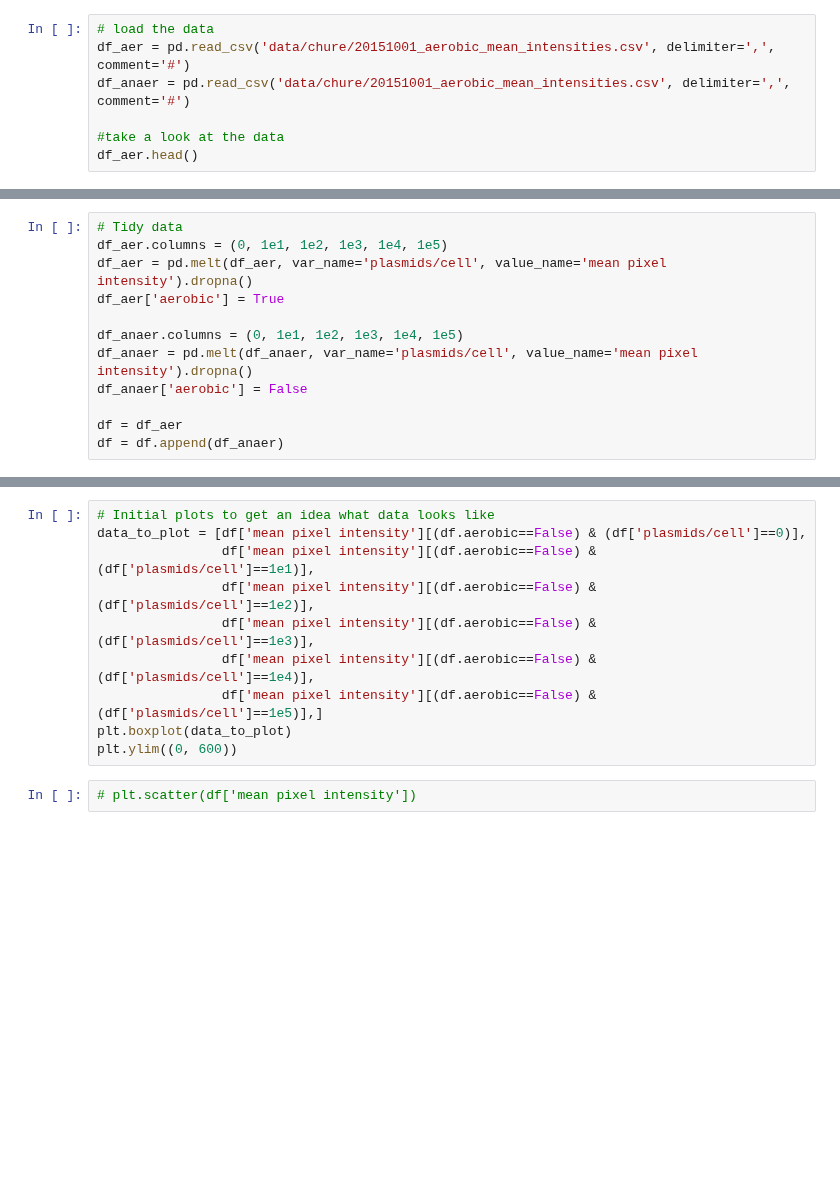
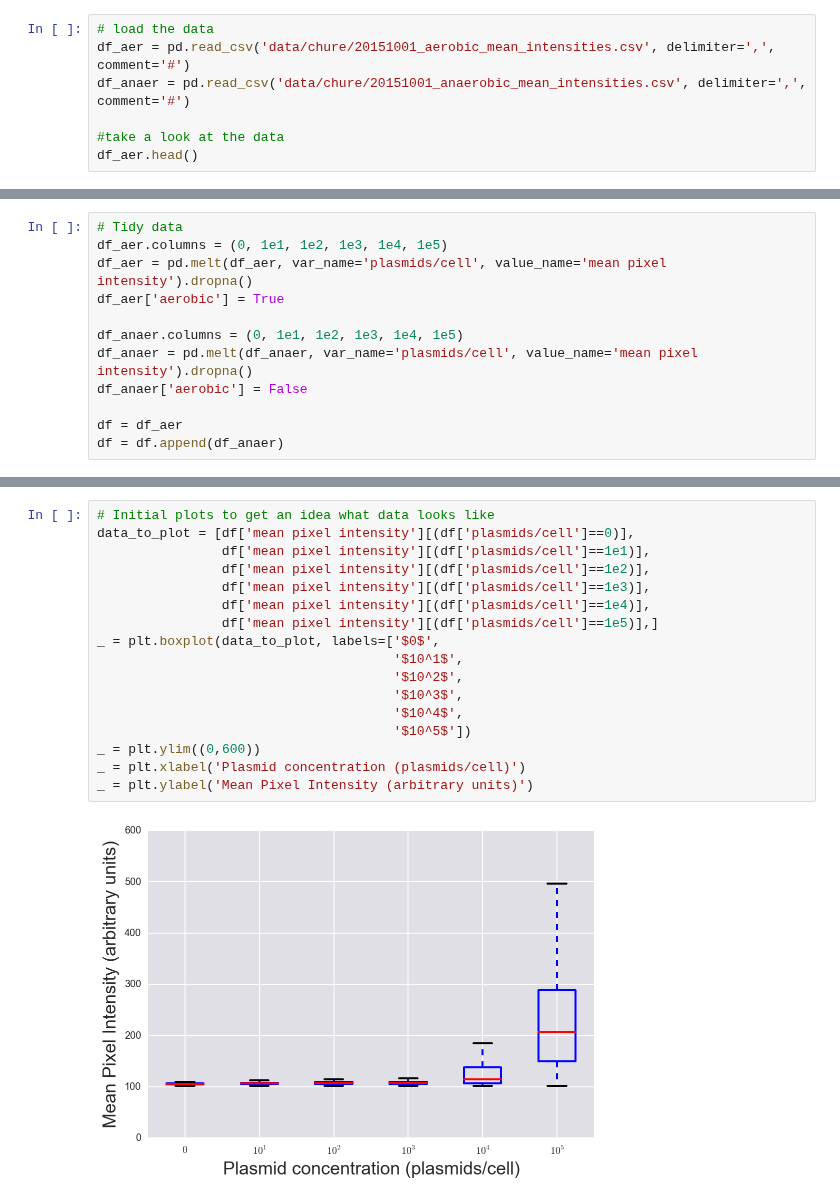
Before and after one commit to yangkky/BeBi-HW, a Jupyter notebook: hw3/group7_hw3_prob1.ipynb, the cells around one changed output, grey strips where cells are left out. Saved outputs shown, nothing was run; the diff lists cells and outputs as text; blank space fills up the shorter version.

```diff
--- a/hw3/group7_hw3_prob1.ipynb
+++ b/hw3/group7_hw3_prob1.ipynb
@@ -39,7 +39,7 @@ sns.set_style('darkgrid', rc=rc)
 # %%
 # load the data
 df_aer = pd.read_csv('data/chure/20151001_aerobic_mean_intensities.csv', delimiter=',', comment='#')
-df_anaer = pd.read_csv('data/chure/20151001_aerobic_mean_intensities.csv', delimiter=',', comment='#')
+df_anaer = pd.read_csv('data/chure/20151001_anaerobic_mean_intensities.csv', delimiter=',', comment='#')
 
 #take a look at the data
 df_aer.head()
@@ -63,13 +84,20 @@ df[df.aerobic==False].head()
 # %%
 # Initial plots to get an idea what data looks like
-data_to_plot = [df['mean pixel intensity'][(df.aerobic==False) & (df['plasmids/cell']==0)],
-                df['mean pixel intensity'][(df.aerobic==False) & (df['plasmids/cell']==1e1)],
-                df['mean pixel intensity'][(df.aerobic==False) & (df['plasmids/cell']==1e2)],
-                df['mean pixel intensity'][(df.aerobic==False) & (df['plasmids/cell']==1e3)],
-                df['mean pixel intensity'][(df.aerobic==False) & (df['plasmids/cell']==1e4)],
-                df['mean pixel intensity'][(df.aerobic==False) & (df['plasmids/cell']==1e5)],]
-plt.boxplot(data_to_plot)
-plt.ylim((0, 600))
+data_to_plot = [df['mean pixel intensity'][(df['plasmids/cell']==0)],
+                df['mean pixel intensity'][(df['plasmids/cell']==1e1)],
+                df['mean pixel intensity'][(df['plasmids/cell']==1e2)],
+                df['mean pixel intensity'][(df['plasmids/cell']==1e3)],
+                df['mean pixel intensity'][(df['plasmids/cell']==1e4)],
+                df['mean pixel intensity'][(df['plasmids/cell']==1e5)],]
+_ = plt.boxplot(data_to_plot, labels=['$0$',
+                                      '$10^1$',
+                                      '$10^2$',
+                                      '$10^3$',
+                                      '$10^4$',
+                                      '$10^5$'])
+_ = plt.ylim((0,600))
+_ = plt.xlabel('Plasmid concentration (plasmids/cell)')
+_ = plt.ylabel('Mean Pixel Intensity (arbitrary units)')
+# %% [output]
+[figure, added]
-# %%
-# plt.scatter(df['mean pixel intensity'])
 # %%
```
Also changed, not shown: parts of 26 cells of this notebook.
